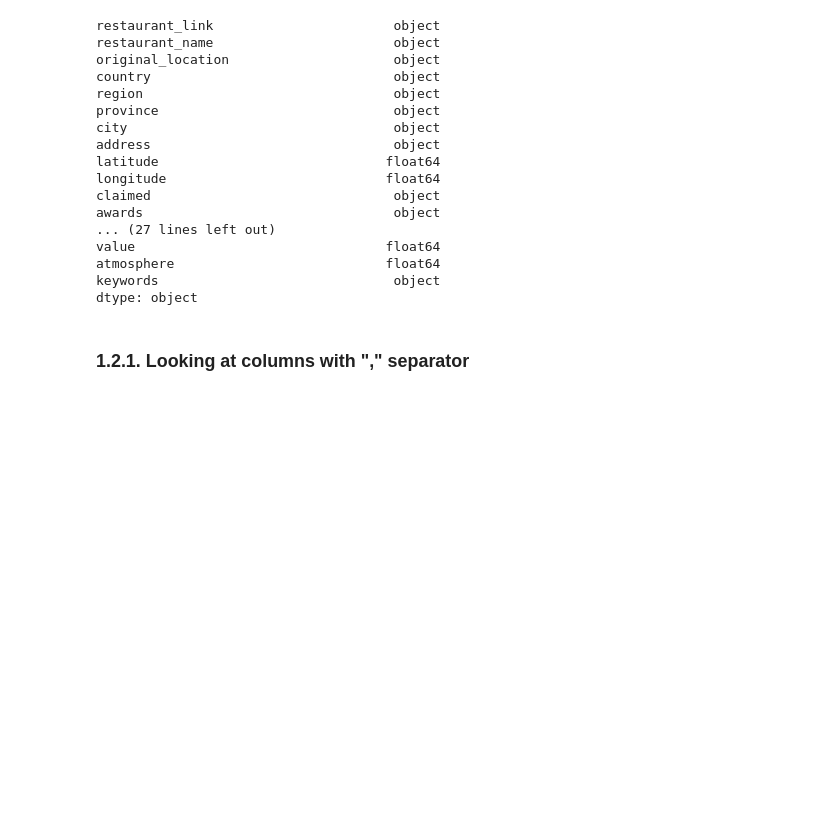
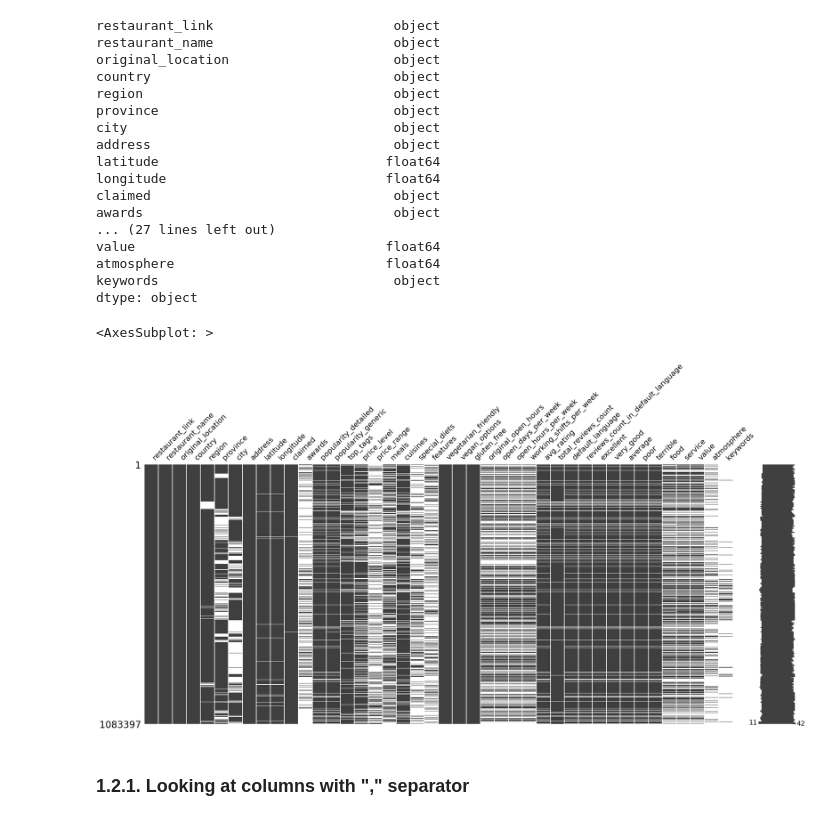
Before and after one commit to am-tropin/restaurant-europe, a Jupyter notebook: restaurant_base_table.ipynb, the cells around one changed output. Cells and saved outputs as stored; diff of their text form; code cells hidden in the pictures; blank space fills up the shorter version.

Commit message:
added the missingness matrix

```diff
--- a/restaurant_base_table.ipynb
+++ b/restaurant_base_table.ipynb
@@ -131,3 +133,8 @@ dtype: object
+# %%
+msno.matrix(rest_df)
+# %% [output]
+<AxesSubplot: >
+[figure, added]
 # %% [markdown]
 ### 1.2.1. Looking at columns with "," separator
 # %%
```
Also changed, not shown: parts of 1 cell of this notebook.
